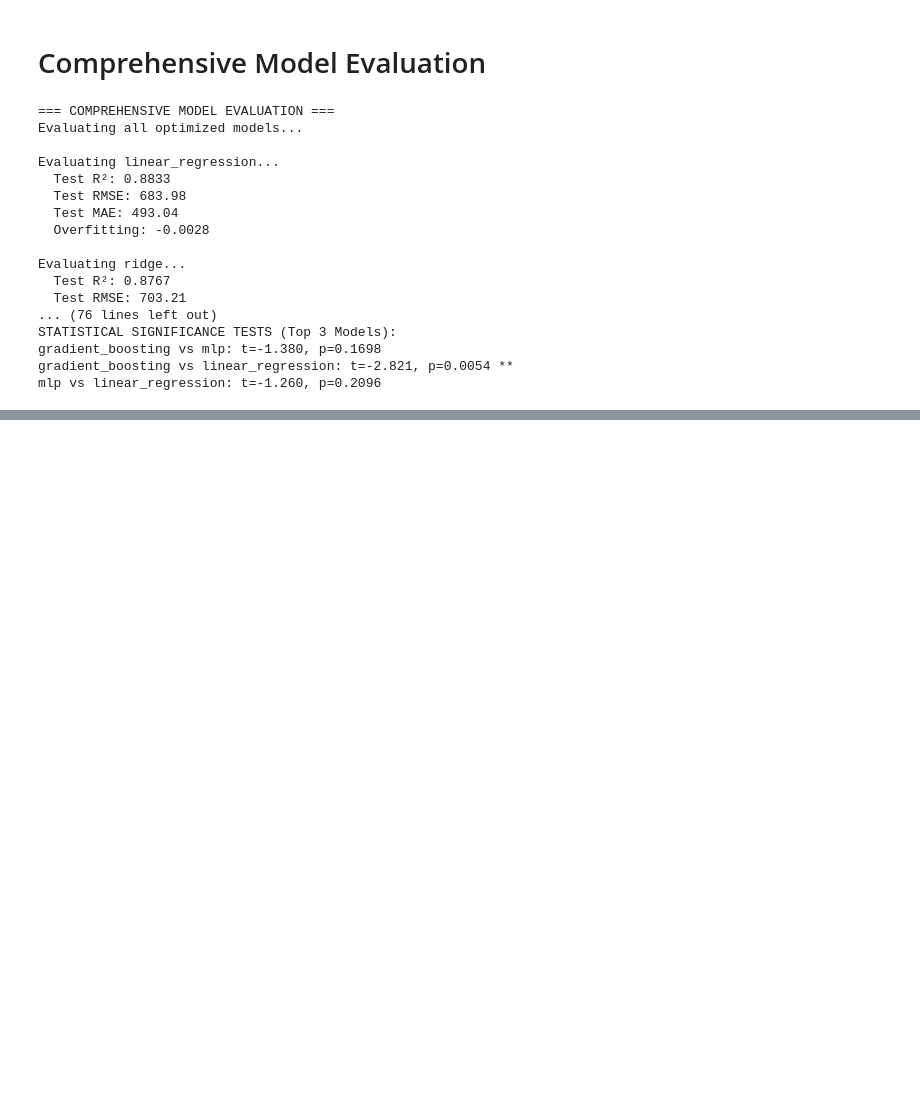
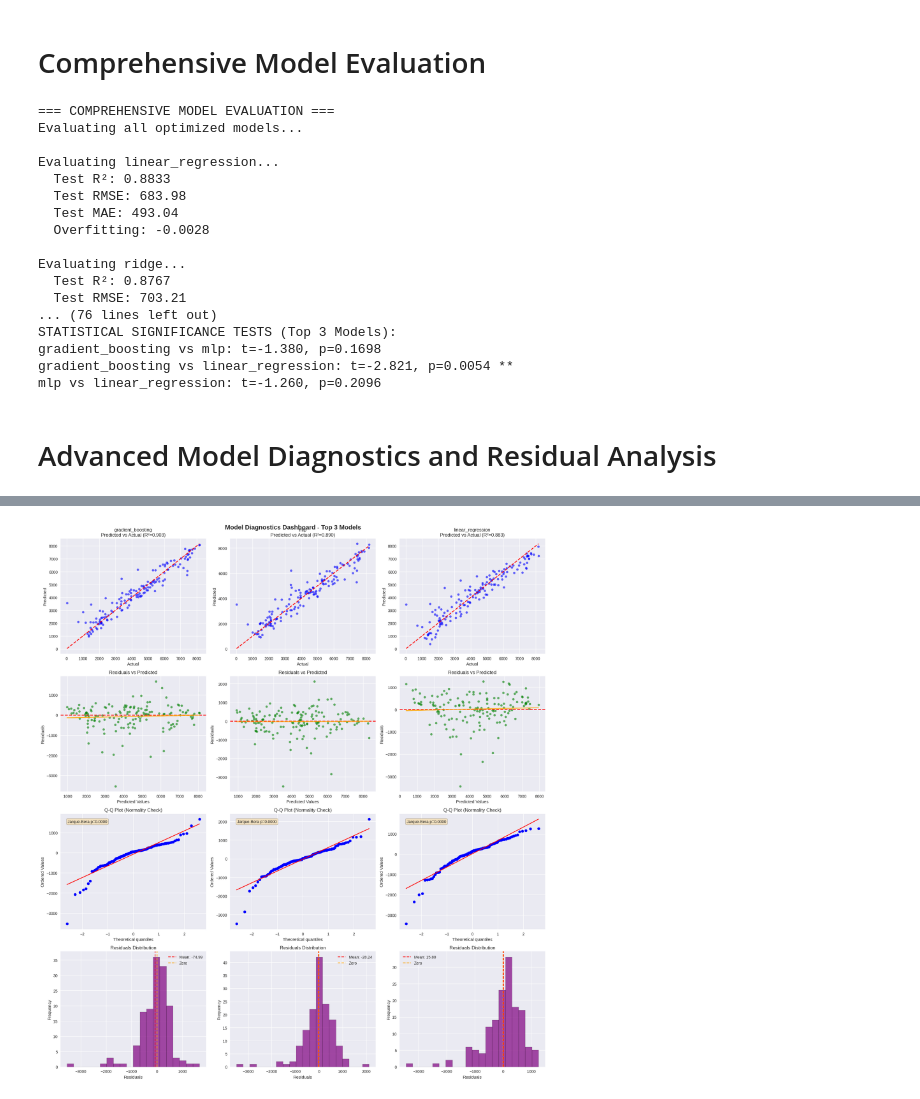
Before and after one commit to Hello-Kitty-1311/Bike-Share, a Jupyter notebook: code.ipynb, the cells around one changed output, grey strips where cells are left out. Drawn from its saved outputs; the diff is of its cells as text; code cells hidden in the pictures; blank space fills up the shorter version.

Commit message:
Advanced Model Diagnostics and Residual Analysis

```diff
--- a/code.ipynb
+++ b/code.ipynb
@@ -630,3 +632,82 @@ STATISTICAL SIGNIFICANCE TESTS (Top 3 Models):
 gradient_boosting vs mlp: t=-1.380, p=0.1698
 gradient_boosting vs linear_regression: t=-2.821, p=0.0054 **
 mlp vs linear_regression: t=-1.260, p=0.2096
+# %% [markdown]
+# Advanced Model Diagnostics and Residual Analysis
+# %%
+print("=== ADVANCED MODEL DIAGNOSTICS ===")
+top_models = results_df.head(3).index.tolist()
+
+fig, axes = plt.subplots(4, 3, figsize=(18, 20))
+fig.suptitle('Model Diagnostics Dashboard - Top 3 Models', fontsize=16, fontweight='bold')
+
+for idx, model_name in enumerate(top_models):
+    model = best_models[model_name]
+    test_pred = predictions_storage[model_name]['test']
+    train_pred = predictions_storage[model_name]['train']
+    test_residuals = y_test - test_pred
+    train_residuals = y_train - train_pred
+
+    axes[0, idx].scatter(y_test, test_pred, alpha=0.6, color='blue', s=30)
+    axes[0, idx].plot([y_test.min(), y_test.max()], [y_test.min(), y_test.max()], 'r--', lw=2)
+    r2_test = r2_score(y_test, test_pred)
+    axes[0, idx].set_title(f'{model_name}\nPredicted vs Actual (R²={r2_test:.3f})')
+    axes[0, idx].set_xlabel('Actual')
+    axes[0, idx].set_ylabel('Predicted')
+
+    axes[1, idx].scatter(test_pred, test_residuals, alpha=0.6, color='green', s=30)
+    axes[1, idx].axhline(y=0, color='red', linestyle='--', linewidth=2)
+    axes[1, idx].set_title(f'Residuals vs Predicted')
+    axes[1, idx].set_xlabel('Predicted Values')
+    axes[1, idx].set_ylabel('Residuals')
+
+    z = np.polyfit(test_pred, test_residuals, 1)
+    p = np.poly1d(z)
+    axes[1, idx].plot(test_pred, p(test_pred), "orange", linewidth=2, alpha=0.8)
+
+    from scipy import stats
+    stats.probplot(test_residuals, dist="norm", plot=axes[2, idx])
+    axes[2, idx].set_title(f'Q-Q Plot (Normality Check)')
+
+    jb_stat, jb_pvalue = jarque_bera(test_residuals)
+    axes[2, idx].text(0.05, 0.95, f'Jarque-Bera p={jb_pvalue:.4f}',
+                     transform=axes[2, idx].transAxes, verticalalignment='top',
+                     bbox=dict(boxstyle='round', facecolor='wheat', alpha=0.8))
+
+    axes[3, idx].hist(test_residuals, bins=20, alpha=0.7, color='purple', edgecolor='black')
+    axes[3, idx].axvline(test_residuals.mean(), color='red', linestyle='--',
+                        label=f'Mean: {test_residuals.mean():.2f}')
+    axes[3, idx].axvline(0, color='orange', linestyle='--', label='Zero')
+    axes[3, idx].set_title(f'Residuals Distribution')
+    axes[3, idx].set_xlabel('Residuals')
+    axes[3, idx].set_ylabel('Frequency')
+    axes[3, idx].legend()
+
+    mean_residual = np.mean(test_residuals)
+    std_residual = np.std(test_residuals)
+    skew_residual = pd.Series(test_residuals).skew()
+    kurt_residual = pd.Series(test_residuals).kurtosis()
+
+    print(f"\n{model_name.upper()} DIAGNOSTICS:")
+    print(f"  Mean Residual: {mean_residual:.4f}")
+    print(f"  Std Residual: {std_residual:.4f}")
+    print(f"  Residual Skewness: {skew_residual:.4f}")
+    print(f"  Residual Kurtosis: {kurt_residual:.4f}")
+    print(f"  Jarque-Bera p-value: {jb_pvalue:.4f}")
+
+    def durbin_watson(residuals):
+        diff = np.diff(residuals)
+        return np.sum(diff**2) / np.sum(residuals**2)
+
+    dw_stat = durbin_watson(test_residuals)
+    print(f"  Durbin-Watson: {dw_stat:.4f}")
+
+    low_pred = test_pred <= np.median(test_pred)
+    high_pred = test_pred > np.median(test_pred)
+
+    levene_stat, levene_p = levene(test_residuals[low_pred], test_residuals[high_pred])
+    print(f"  Levene Test (Heteroscedasticity): p={levene_p:.4f}")
+
+plt.tight_layout()
+plt.show()
+# %% [output]
@@ -632,0 +731 @@ mlp vs linear_regression: t=-1.260, p=0.2096
+[figure, added]
```
Also changed, not shown: parts of 2 cells of this notebook.
